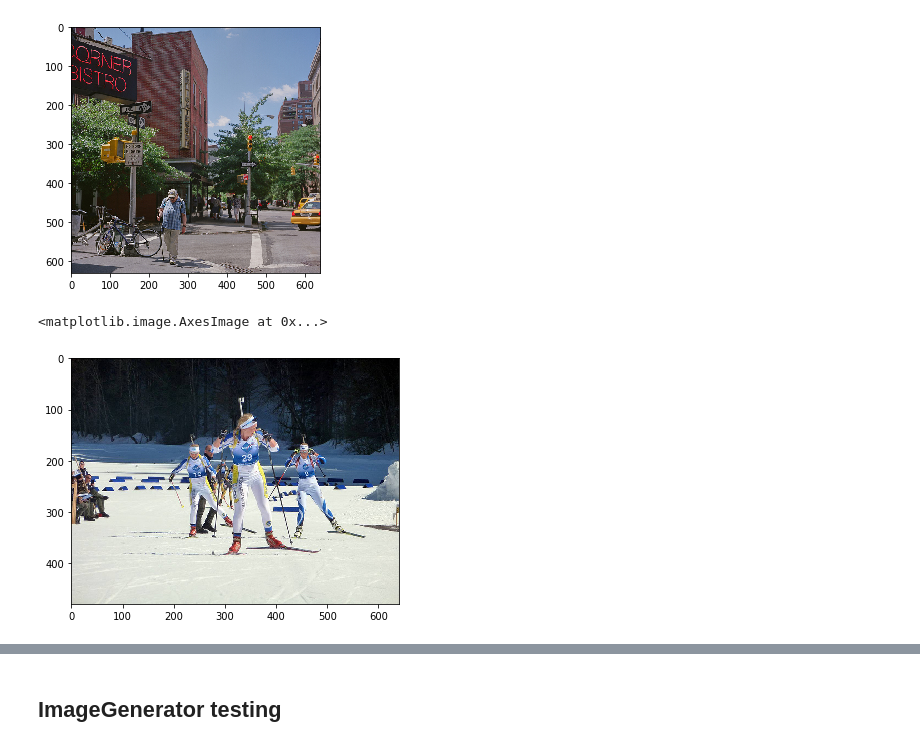
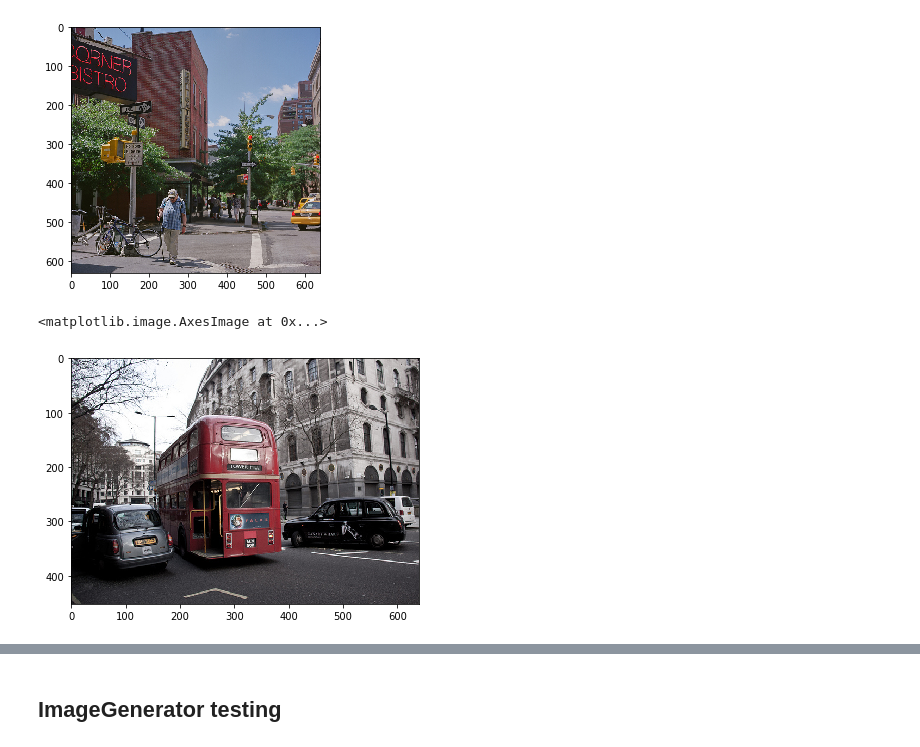
Before and after one commit to mosqueteiro/detecting_trafficlights, a Jupyter notebook: notebooks/Testing_environment.ipynb, the cells around one changed output, grey strips where cells are left out. Cells and saved outputs as stored; diff of their text form; code cells hidden in the pictures.

Commit message:
add images

```diff
--- a/notebooks/Testing_environment.ipynb
+++ b/notebooks/Testing_environment.ipynb
@@ -338,8 +338,8 @@ imshow(img)
 nimg_it = iter(images[~is_tl])
 # %%
 nimg = next(nimg_it)
-imshow(next(img_n))
+imshow(nimg)
 # %% [output]
 <matplotlib.image.AxesImage at 0x...>
-[figure, old version]
+[figure, new version]
 # %%
```
Also changed, not shown: parts of 3 cells of this notebook, 4 other files.
